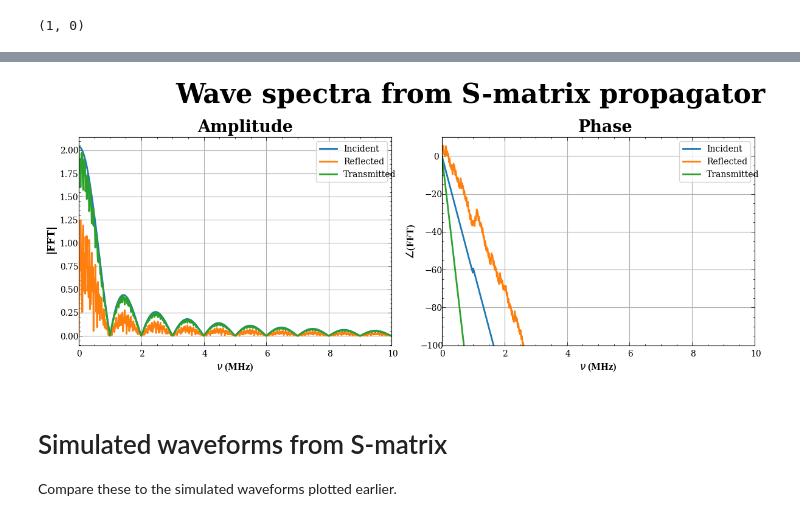
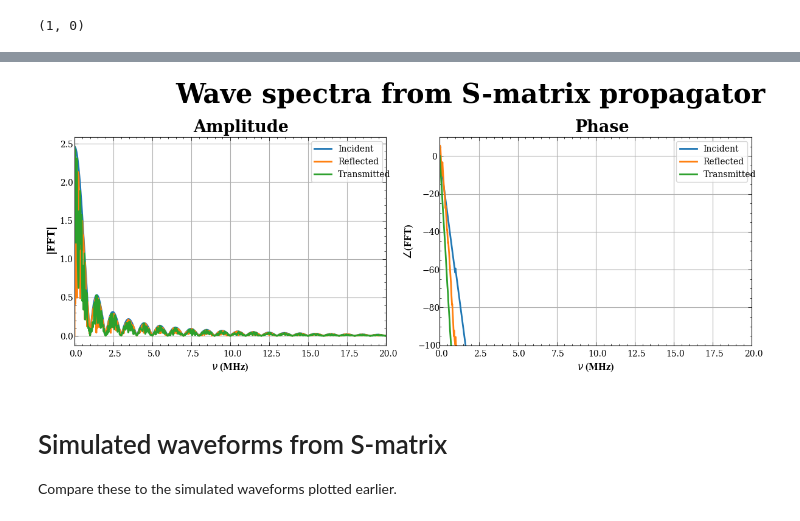
Before and after one commit to feasible-io/smaddali-utils, a Jupyter notebook: scattering/smatrix-jwave.ipynb, the cells around one changed output, grey strips where cells are left out. Cells and saved outputs as stored; diff of their text form; code cells hidden in the pictures.

```diff
--- a/scattering/smatrix-jwave.ipynb
+++ b/scattering/smatrix-jwave.ipynb
@@ -48,7 +48,7 @@ Ideally, you shouldn't have to change anything outside the following cell.
 soc = 0.3 # state of charge
 domain_size_lam = 15 # in terms of number of pulse wavelengths
 padding_fraction = 0.1
-num_points_along_largest_dimension = 5000
+num_points_along_largest_dimension = 7000
 cfl = 0.3 # Courant factor
 
 materials = [ 'oil', 'steel', 'roll', 'anode', 'electrolyte', 'cathode', 'core' ]
@@ -58,10 +58,10 @@ densities = [ 870., 7850., 1933.949, (1.-soc)*1909. + soc*1994., 1000., (1.-soc)
 stack_thickness = 15.e-3
 # stack_definition = [ 0, 2, 3, 2, 3, 2, 3, 0 ]
 # stack_definition = [ 0, 3, 0 ]
-stack_definition = [ 0, 3, 2, 0 ]
+# stack_definition = [ 0, 3, 2, 0 ]
 # stack_definition = [ 0, 3, 2, 3, 2, 0 ]
 # stack_definition = [ 0, 2, 3, 5, 4, 3, 2, 4, 0 ]
-# stack_definition = [ 0, 2, 3, 5, 4, 3, 2, 4, 5, 3, 5, 2, 4, 3, 4, 0 ]
+stack_definition = [ 0, 2, 3, 5, 4, 3, 2, 4, 5, 3, 5, 2, 4, 3, 4, 0 ]
 
 
 field = 'pressure' # physical field to simulate, options are 'pressure' and 'velocity'
@@ -375,7 +379,7 @@ with plt.style.context( '~/Templates/custom.mplstyle' ):
     ax[0].set_title( 'Amplitude' )
     ax[0].set_xlabel( '$\\nu$ (MHz)' )
     ax[0].set_ylabel( '|FFT|' )
-    ax[0].set_xlim( [ 0., 10./( period/1.e-6 ) ] )
+    ax[0].set_xlim( [ 0., 20./( period/1.e-6 ) ] )
 
     for n, ( wav, lbl ) in enumerate( zip( [ fwav_inc, fwav_ref, fwav_trn ], [ 'Incident', 'Reflected', 'Transmitted' ] ) ):
         ax[1].plot( freqs[:wav.size]/1.e6, np.unwrap( np.angle( wav ) )[:freqs.size], label=lbl, linewidth=2 )
@@ -457,7 +461,7 @@ with plt.style.context( '~/Templates/custom.mplstyle' ):
     ax[0].set_title( 'Amplitude' )
     ax[0].set_xlabel( '$\\nu$ (MHz)' )
     ax[0].set_ylabel( '|FFT|' )
-    ax[0].set_xlim( [ 0., 10./( period/1.e-6 ) ] )
+    ax[0].set_xlim( [ 0., 20./( period/1.e-6 ) ] )
 
     for wav, lbl in zip( [ fwav_inc, all_outputs[idx_trn], all_outputs[idx_ref] ], [ 'Incident', 'Reflected', 'Transmitted' ] ):
         ax[1].plot( freqs/1.e6, np.unwrap( np.angle( wav ) )[:freqs.size], label=lbl, linewidth=2 )
@@ -492,4 +496,4 @@ plt.show()
-[figure, old version]
+[figure, new version]
 # %% [markdown]
 # Simulated waveforms from S-matrix
 Compare these to the simulated waveforms plotted earlier.
```
Also changed, not shown: parts of 18 cells of this notebook, 1 other file.
